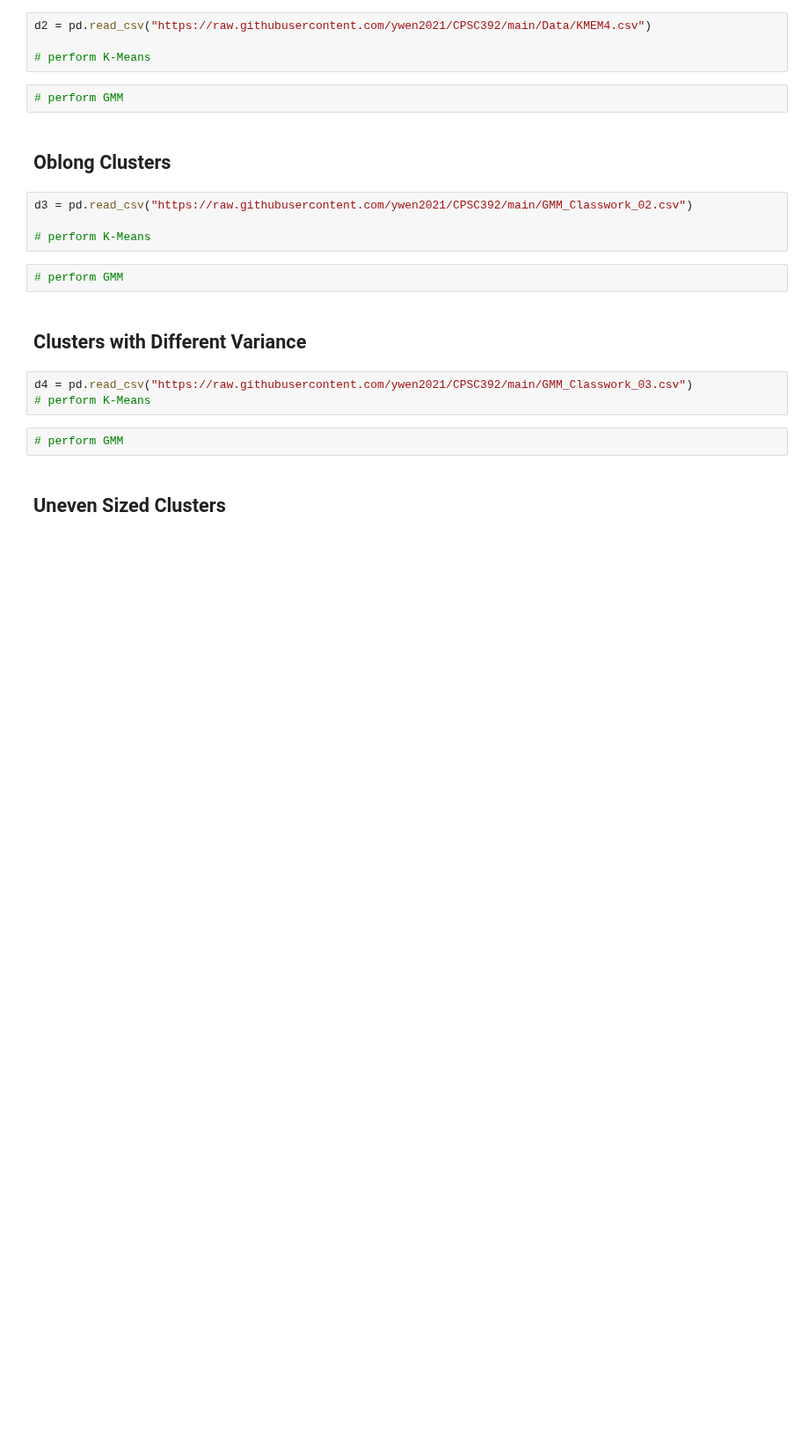
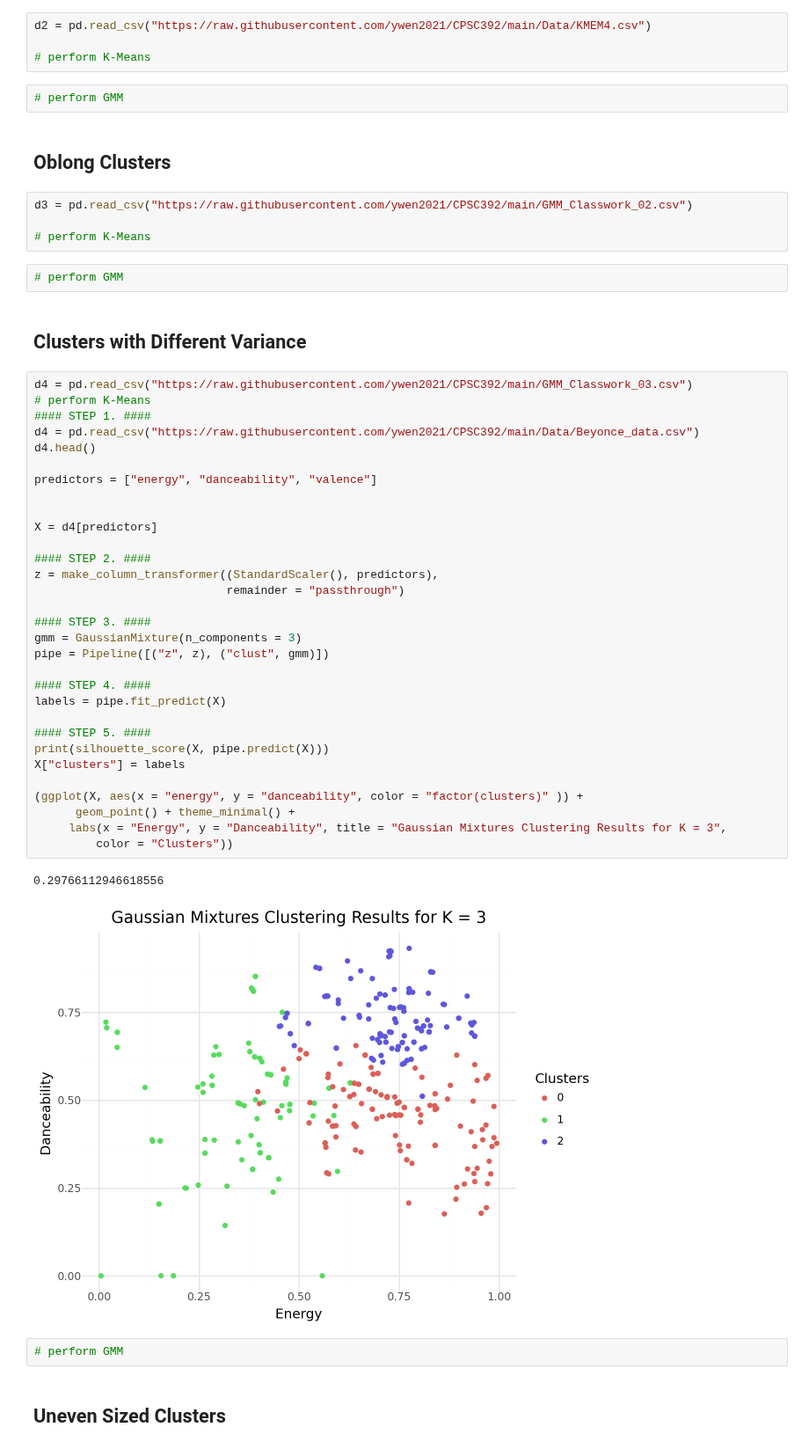
Before and after one commit to masonfarley18/CPSC-392, a Jupyter notebook: GaussianMixtureModels.ipynb, the cells around one changed output. Shown at 88% size. Drawn from its saved outputs; the diff is of its cells as text; blank space fills up the shorter version.

```diff
--- a/GaussianMixtureModels.ipynb
+++ b/GaussianMixtureModels.ipynb
@@ -296,9 +296,40 @@ d3 = pd.read_csv("https://raw.githubusercontent.com/ywen2021/CPSC392/main/GMM_Cl
 # perform GMM
 # %% [markdown]
 ## Clusters with Different Variance
-# %%
-d4 = pd.read_csv("https://raw.githubusercontent.com/ywen2021/CPSC392/main/GMM_Classwork_03.csv")
-# perform K-Means
+# %%
+d4 = pd.read_csv("https://raw.githubusercontent.com/ywen2021/CPSC392/main/GMM_Classwork_03.csv")
+# perform K-Means
+#### STEP 1. ####
+d4 = pd.read_csv("https://raw.githubusercontent.com/ywen2021/CPSC392/main/Data/Beyonce_data.csv")
+d4.head()
+
+predictors = ["energy", "danceability", "valence"]
+
+
+X = d4[predictors]
+
+#### STEP 2. ####
+z = make_column_transformer((StandardScaler(), predictors),
+                            remainder = "passthrough")
+
+#### STEP 3. ####
+gmm = GaussianMixture(n_components = 3)
+pipe = Pipeline([("z", z), ("clust", gmm)])
+
+#### STEP 4. ####
+labels = pipe.fit_predict(X)
+
+#### STEP 5. ####
+print(silhouette_score(X, pipe.predict(X)))
+X["clusters"] = labels
+
+(ggplot(X, aes(x = "energy", y = "danceability", color = "factor(clusters)" )) +
+      geom_point() + theme_minimal() +
+     labs(x = "Energy", y = "Danceability", title = "Gaussian Mixtures Clustering Results for K = 3",
+         color = "Clusters"))
+# %% [output]
+0.29766112946618556
+[figure, added]
 # %%
 # perform GMM
 # %% [markdown]
```
Also changed, not shown: parts of 2 cells of this notebook.
